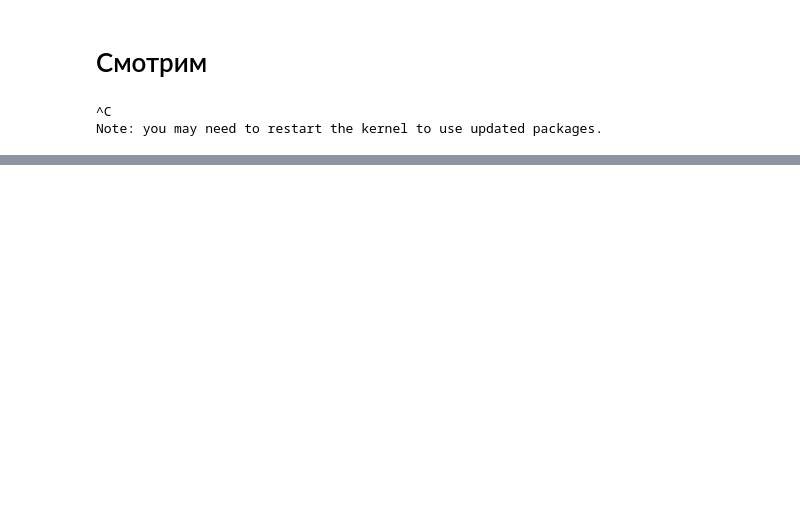
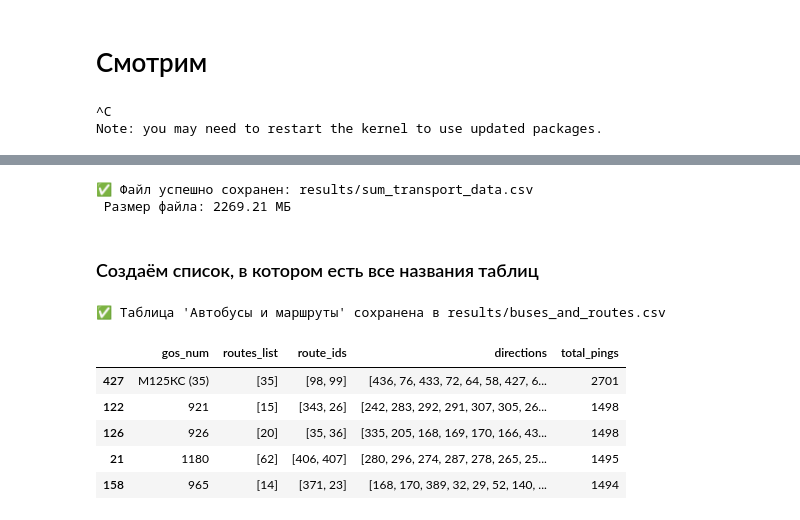
Before and after one commit to Trecydda/bus-service-optimization, a Jupyter notebook: test.ipynb, the cells around one changed output, grey strips where cells are left out. Saved outputs shown, nothing was run; the diff lists cells and outputs as text; code cells hidden in the pictures; blank space fills up the shorter version.

```diff
--- a/test.ipynb
+++ b/test.ipynb
@@ -55,0 +259,72 @@ c:\Users\Mihail\Desktop\ДЗ\5сем\Курсач\.venv\Lib\site-packages
+# %%
+# Путь, куда будем сохранять (в папку data)
+output_path = 'results/sum_transport_data.csv'
+
+# Сохраняем DataFrame в CSV
+sum_df.to_csv(
+    output_path,
+    index=False,                # Не сохраняем встроенный индекс pandas (у нас уже есть свой 'id')
+    encoding='utf-8-sig',       # Критически важно! Позволяет Excel корректно открывать кириллицу
+    date_format='%Y-%m-%d %H:%M:%S' # Сохраняем datetime в понятном строковом формате
+)
+
+print(f"✅ Файл успешно сохранен: {output_path}")
+print(f" Размер файла: {os.path.getsize(output_path) / (1024*1024):.2f} МБ")
+# %% [output]
+✅ Файл успешно сохранен: results/sum_transport_data.csv
+ Размер файла: 2269.21 МБ
+# %% [markdown]
+### Создаём список, в котором есть все названия таблиц
+# %%
+# ==========================================================
+# 2. ТАБЛИЦА: Автобусы и их маршруты
+# ==========================================================
+# Группируем по гос. номеру автобуса и смотрим, на каких маршрутах он работал
+# 1. Получаем список всех CSV-файлов в папке data
+folder_path = 'data'
+csv_files = [f for f in os.listdir(folder_path)]
+
+print(f" Найдено {len(csv_files)} файлов для обработки")
+
+# 2. Читаем каждый файл и складываем в список
+dfs = []
+for file in csv_files:
+    file_path = os.path.join(folder_path, file)
+    temp_df = pd.read_csv(file_path)
+
+    # Добавляем колонку с именем файла (датой), чтобы потом можно было анализировать по дням
+    temp_df['file_date'] = file.replace('transport_', '').replace('.csv', '')
+
+    dfs.append(temp_df)
+    print(f" Загружен: {file} ({len(temp_df)} записей)")
+
+# 3. Объединяем все файлы в один большой DataFrame
+df = pd.concat(dfs, ignore_index=True)
+print(f"\n📊 Итого в объединённой таблице: {len(df)} записей")
+
+# ==========================================================
+# 4. ТАБЛИЦА: Автобусы и их маршруты (по всем дням сразу)
+# ==========================================================
+bus_routes = df.groupby('gos_num').agg(
+    routes_list=('rnum', lambda x: list(x.astype(str).unique())),
+    route_ids=('rid', lambda x: list(x.unique())),
+    directions=('dir_api', lambda x: list(x.unique())),
+    total_pings=('id', 'count'),
+    days_active=('file_date', lambda x: len(x.unique()))  # Сколько разных дней автобус работал
+).reset_index()
+
+# Сортируем по активности
+bus_routes = bus_routes.sort_values(by='total_pings', ascending=False)
+
+# Сохраняем результат
+bus_routes.to_csv('results/buses_and_routes.csv', index=False, encoding='utf-8-sig')
+print("\nТаблица 'Автобусы и маршруты' сохранена в results/buses_and_routes.csv")
+display(bus_routes.head())
+# %% [output]
+✅ Таблица 'Автобусы и маршруты' сохранена в results/buses_and_routes.csv
+|  | gos_num | routes_list | route_ids | directions | total_pings |
+| 427 | М125КС (35) | [35] | [98, 99] | [436, 76, 433, 72, 64, 58, 427, 6... | 2701 |
+| 122 | 921 | [15] | [343, 26] | [242, 283, 292, 291, 307, 305, 26... | 1498 |
+| 126 | 926 | [20] | [35, 36] | [335, 205, 168, 169, 170, 166, 43... | 1498 |
+| 21 | 1180 | [62] | [406, 407] | [280, 296, 274, 287, 278, 265, 25... | 1495 |
+| 158 | 965 | [14] | [371, 23] | [168, 170, 389, 32, 29, 52, 140, ... | 1494 |
```
Also changed, not shown: parts of 12 cells of this notebook, 1 other file.
